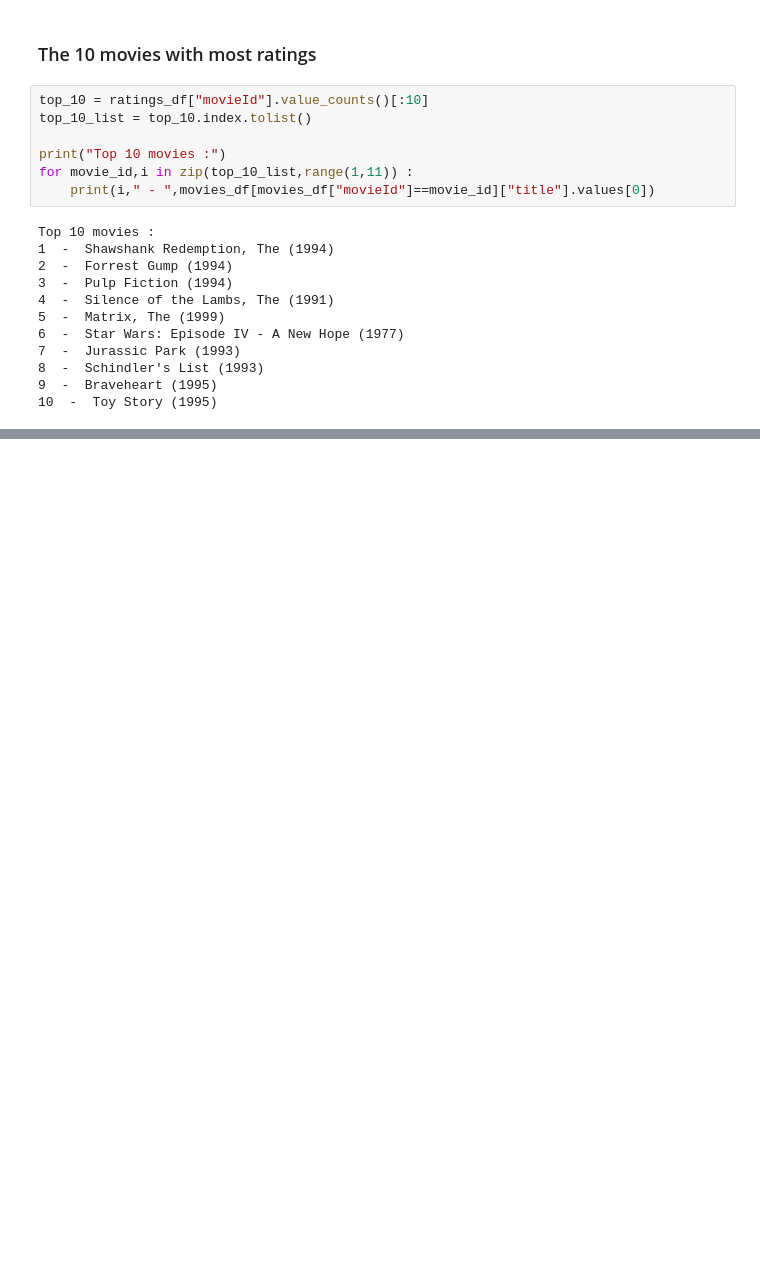
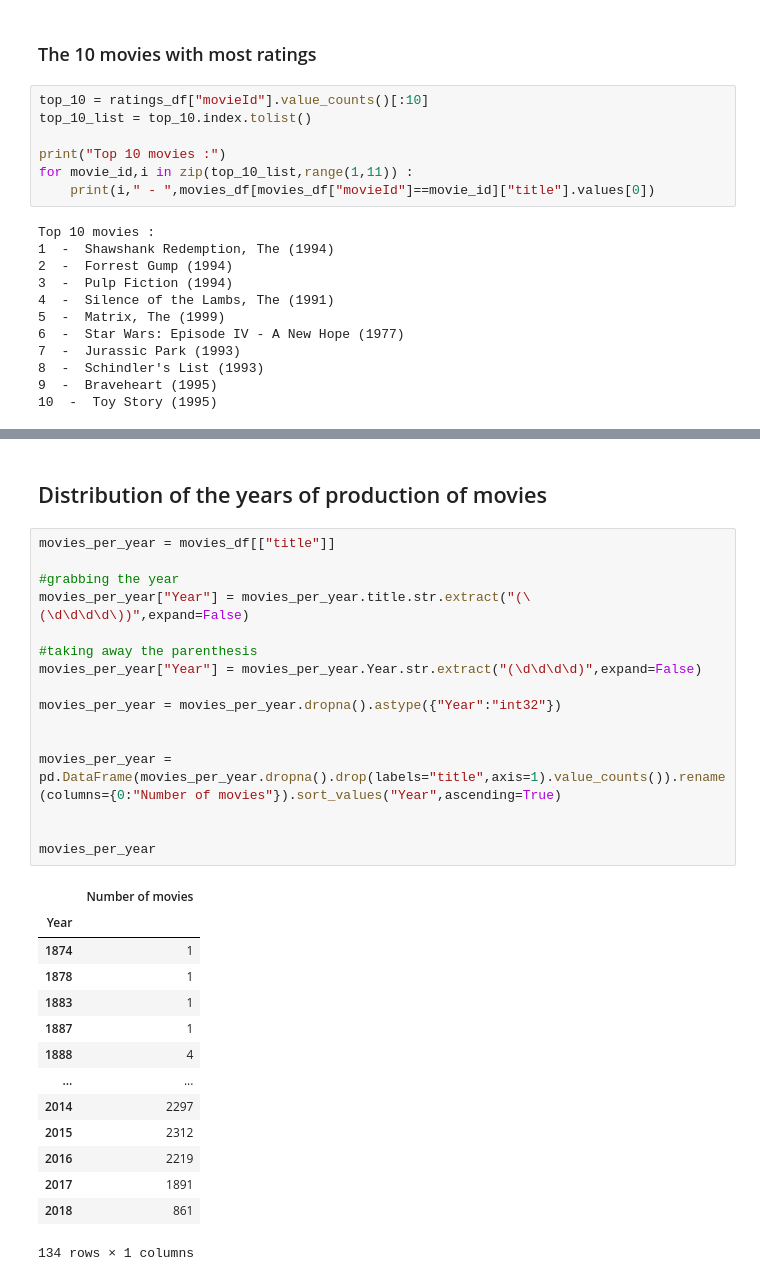
Before and after one commit to SamiFatmi/Machine-Learning-SAMI-FATMI, a Jupyter notebook: Labs/1-Recommender_system.ipynb, the cells around one changed output, grey strips where cells are left out. Drawn from its saved outputs; the diff is of its cells as text; blank space fills up the shorter version.

```diff
--- a/Labs/1-Recommender_system.ipynb
+++ b/Labs/1-Recommender_system.ipynb
@@ -106,0 +124,33 @@ Top 10 movies :
+# %% [markdown]
+## Distribution of the years of production of movies
+# %%
+movies_per_year = movies_df[["title"]]
+
+#grabbing the year
+movies_per_year["Year"] = movies_per_year.title.str.extract("(\(\d\d\d\d\))",expand=False)
+
+#taking away the parenthesis
+movies_per_year["Year"] = movies_per_year.Year.str.extract("(\d\d\d\d)",expand=False)
+
+movies_per_year = movies_per_year.dropna().astype({"Year":"int32"})
+
+
+movies_per_year = pd.DataFrame(movies_per_year.dropna().drop(labels="title",axis=1).value_counts()).rename(columns={0:"Number of movies"}).sort_values("Year",ascending=True)
+
+
+movies_per_year
+# %% [output]
+|  | Number of movies |
+| Year |  |
+| 1874 | 1 |
+| 1878 | 1 |
+| 1883 | 1 |
+| 1887 | 1 |
+| 1888 | 4 |
+| ... | ... |
+| 2014 | 2297 |
+| 2015 | 2312 |
+| 2016 | 2219 |
+| 2017 | 1891 |
+| 2018 | 861 |
+134 rows × 1 columns
```
Also changed, not shown: parts of 4 cells of this notebook.
